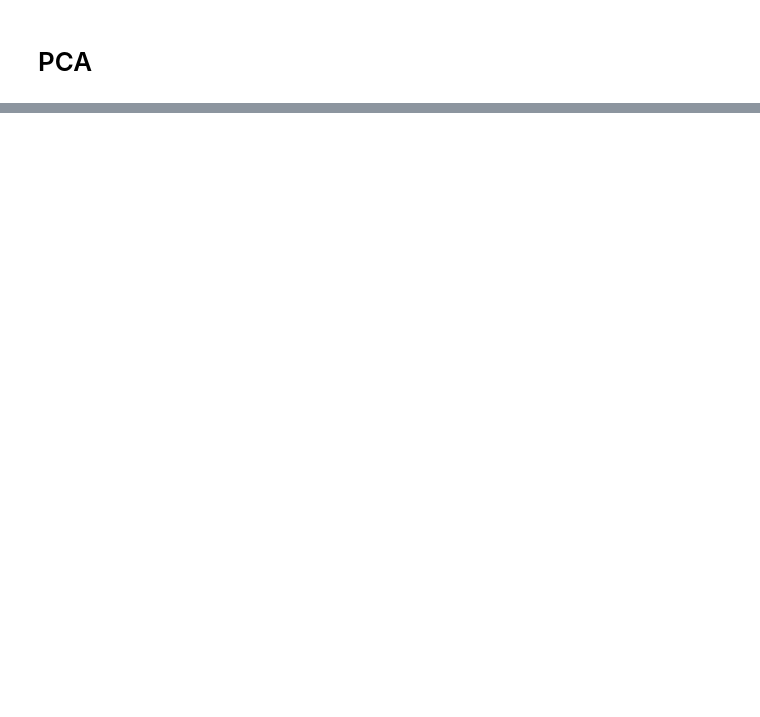
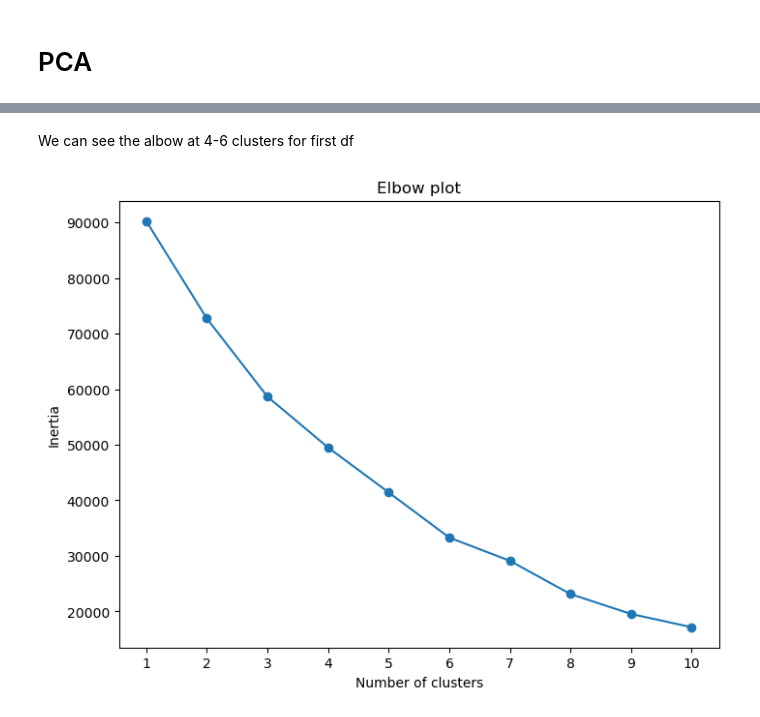
Before and after one commit to katarzynarogalska/LocationIntelligence-clustering, a Jupyter notebook: Location_Model_Building.ipynb, the cells around one changed output, grey strips where cells are left out. Drawn from its saved outputs; the diff is of its cells as text; code cells hidden in the pictures; blank space fills up the shorter version.

```diff
--- a/Location_Model_Building.ipynb
+++ b/Location_Model_Building.ipynb
@@ -85,0 +172,6 @@ for k in range (1,11):
+# %% [markdown]
+We can see the albow at 4-6 clusters for first df
+# %%
+print_elbows(train_df2)
+# %% [output]
+[figure, added]
```
Also changed, not shown: parts of 41 cells of this notebook, 2 other files.
